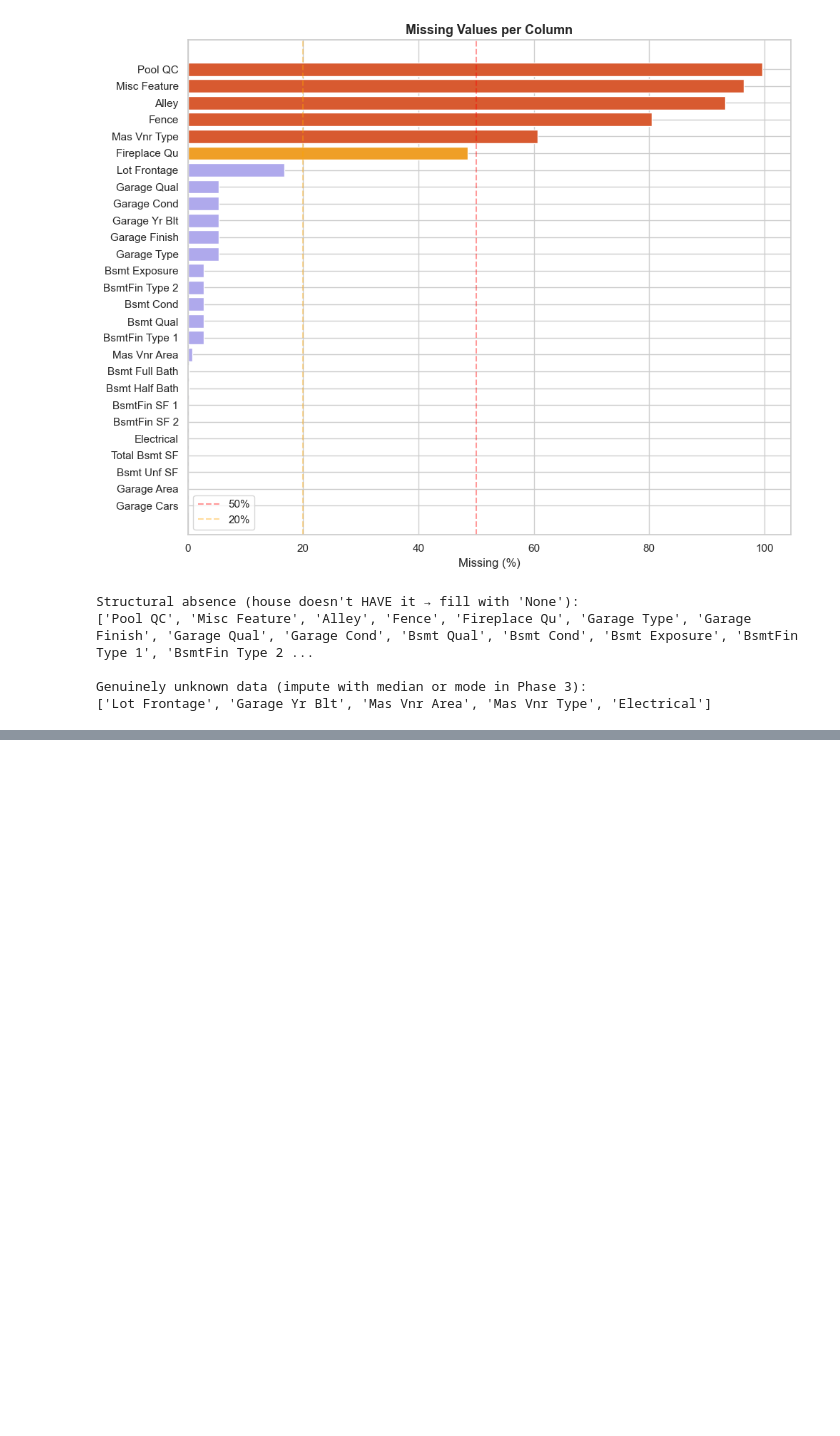
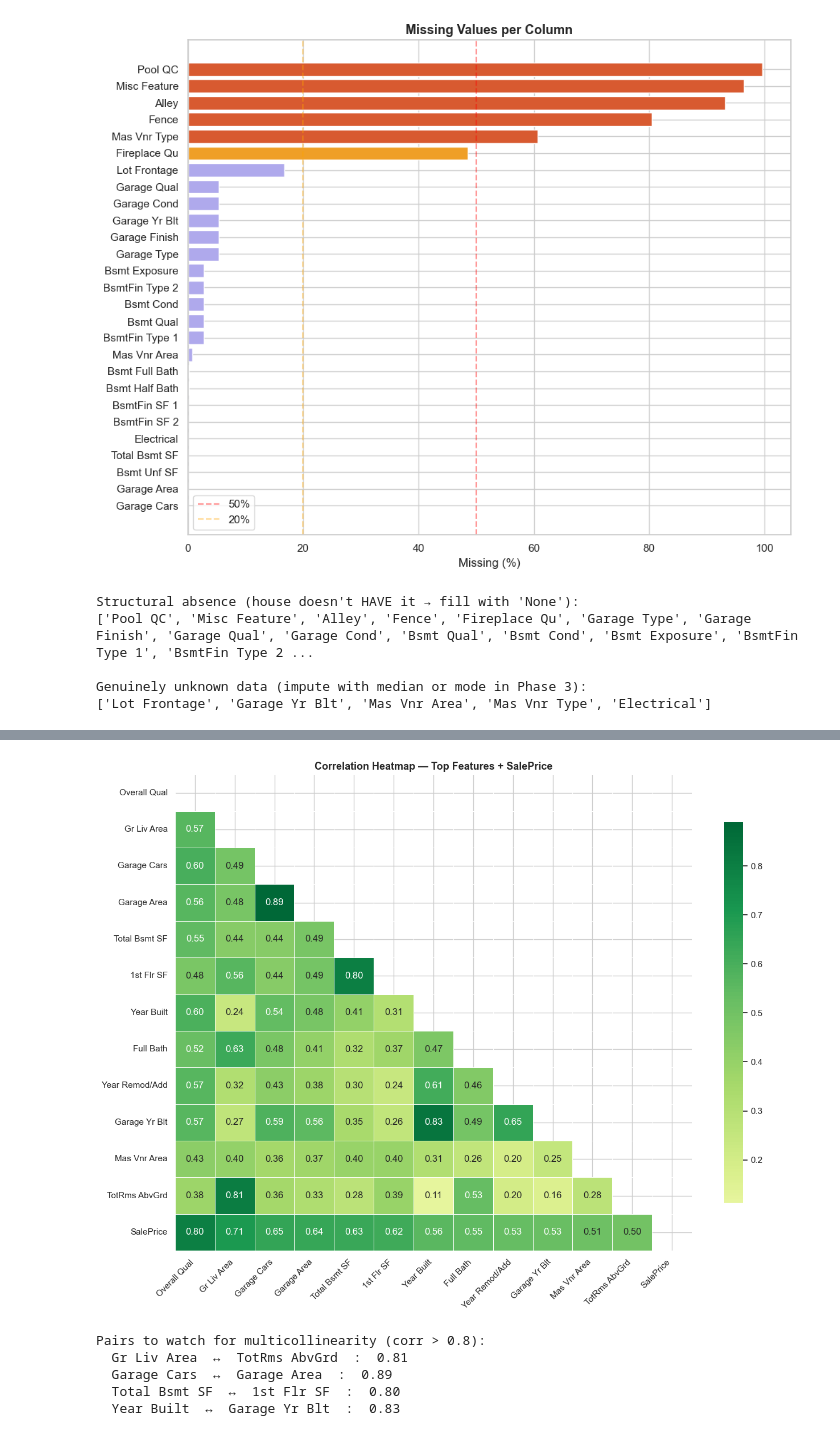
Before and after one commit to feroz-crash/house-price-prediction, a Jupyter notebook: notebooks/_eda.ipynb, the cells around one changed output, grey strips where cells are left out. Cells and saved outputs as stored; diff of their text form; code cells hidden in the pictures; blank space fills up the shorter version.

```diff
--- a/notebooks/_eda.ipynb
+++ b/notebooks/_eda.ipynb
@@ -251,0 +352,43 @@ IndentationError: unexpected indent (4158212281.py, line 1)
+# %%
+#Shows how ALL top features relate to each other.
+# Look for dark red squares (strong positive correlation between features)
+# → those pairs have multicollinearity — important for Phase 5 & 8.
+
+top_features = corr_with_target.head(12).index.tolist() + ['SalePrice']
+corr_matrix  = df[top_features].corr()
+
+# mask = hide the upper triangle (it's a mirror of the lower)
+mask = np.triu(np.ones_like(corr_matrix, dtype=bool))
+
+plt.figure(figsize=(13, 10))
+sns.heatmap(
+    corr_matrix,
+    mask    = mask,
+    annot   = True,        # show numbers inside each box
+    fmt     = '.2f',       # 2 decimal places
+    cmap    = 'RdYlGn',   # red = negative, green = positive
+    center  = 0,
+    linewidths  = 0.5,
+    linecolor   = 'white',
+    cbar_kws    = {'shrink': 0.8}
+)
+plt.title('Correlation Heatmap — Top Features + SalePrice',
+          fontsize=13, fontweight='bold')
+plt.xticks(rotation=45, ha='right')
+plt.tight_layout()
+plt.savefig('../reports/figures/06_correlation_heatmap.png', dpi=150, bbox_inches='tight')
+plt.show()
+
+print("Pairs to watch for multicollinearity (corr > 0.8):")
+for i in range(len(corr_matrix.columns)):
+    for j in range(i+1, len(corr_matrix.columns)):
+        val = corr_matrix.iloc[i, j]
+        if abs(val) > 0.80 and corr_matrix.columns[i] != 'SalePrice' and corr_matrix.columns[j] != 'SalePrice':
+            print(f"  {corr_matrix.columns[i]}  ↔  {corr_matrix.columns[j]}  :  {val:.2f}")
+# %% [output]
+[figure, added]
+Pairs to watch for multicollinearity (corr > 0.8):
+  Gr Liv Area  ↔  TotRms AbvGrd  :  0.81
+  Garage Cars  ↔  Garage Area  :  0.89
+  Total Bsmt SF  ↔  1st Flr SF  :  0.80
+  Year Built  ↔  Garage Yr Blt  :  0.83
```
Also changed, not shown: parts of 7 cells of this notebook, 13 other files.
